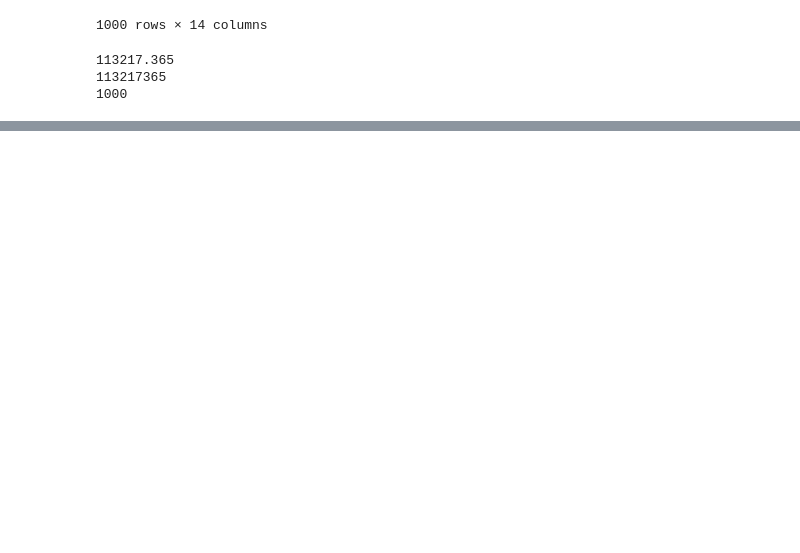
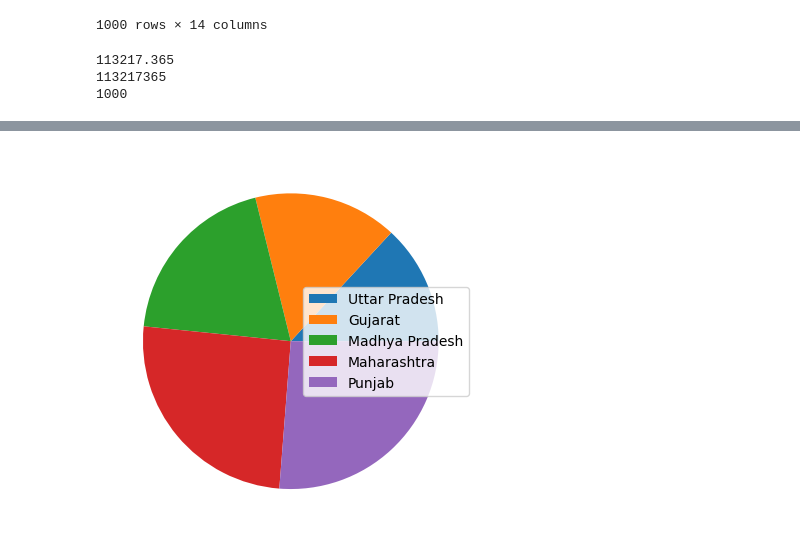
Before and after one commit to GulamAnsari12/Full-Python, a Jupyter notebook: Practice.ipynb, the cells around one changed output, grey strips where cells are left out. Saved outputs shown, nothing was run; the diff lists cells and outputs as text; code cells hidden in the pictures; blank space fills up the shorter version.

```diff
--- a/Practice.ipynb
+++ b/Practice.ipynb
@@ -365,0 +445,9 @@ print(df["Annual Salary"].count())
+# %%
+d = ["Uttar Pradesh","Gujarat","Madhya Pradesh","Maharashtra","Punjab"]
+s = [45,54,67,87,90]
+
+plt.pie(s)
+plt.legend(d,)
+plt.show()
+# %% [output]
+[figure, added]
```
Also changed, not shown: parts of 7 cells of this notebook.
